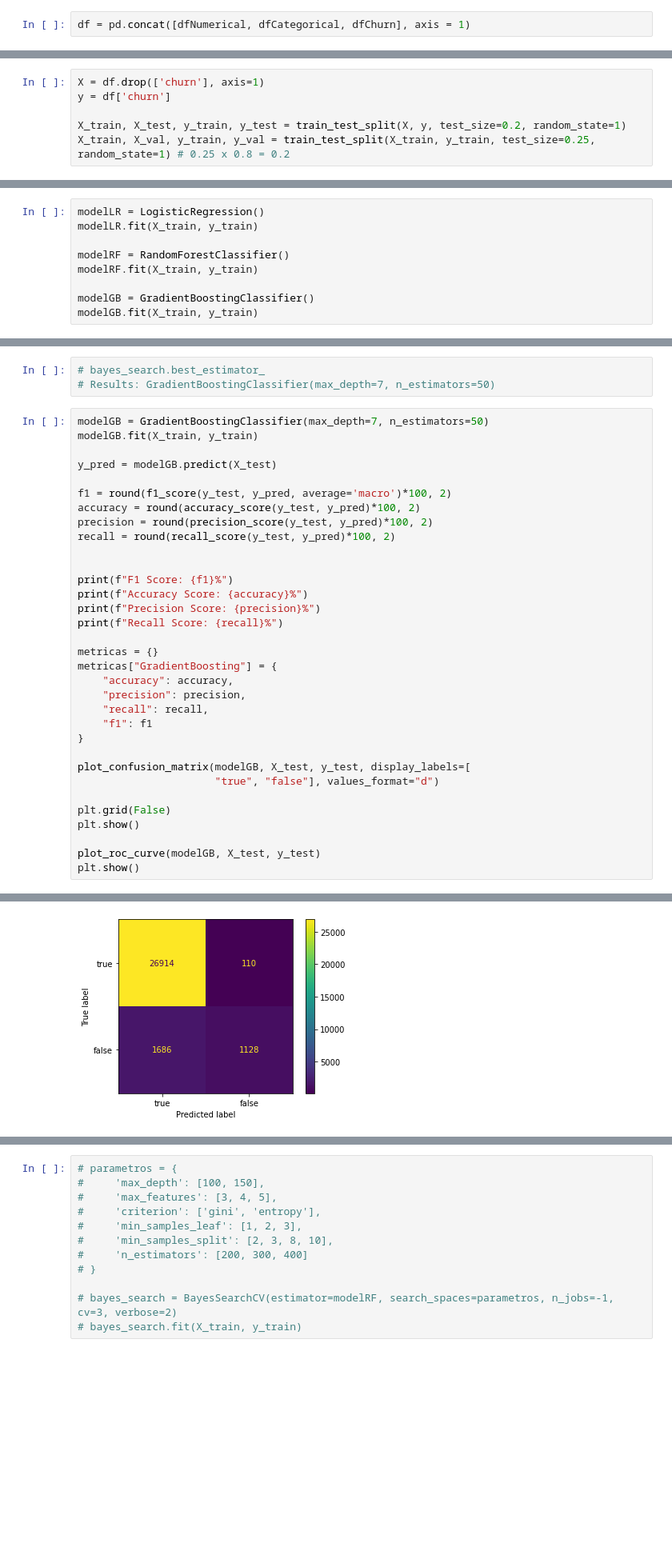
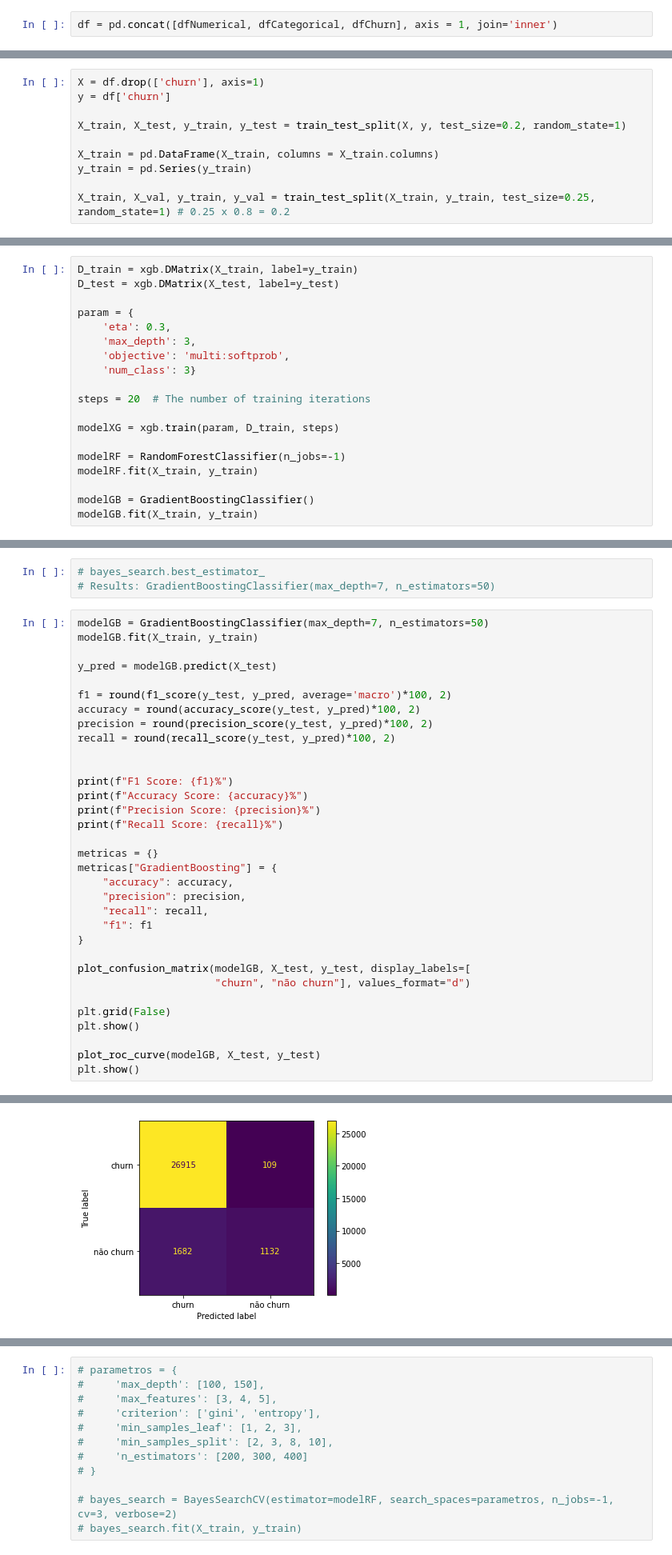
Before and after one commit to felipesilvaibi/predicao_churn, a Jupyter notebook: notebooks/analise_rep_oficial.ipynb, the cells around one changed output, grey strips where cells are left out. Shown at 80% size. Cells and saved outputs as stored; diff of their text form; blank space fills up the shorter version.

```diff
--- a/notebooks/analise_rep_oficial.ipynb
+++ b/notebooks/analise_rep_oficial.ipynb
@@ -906,5 +875,5 @@ dfNumerical.head()
 # %%
-df = pd.concat([dfNumerical, dfCategorical, dfChurn], axis = 1)
+df = pd.concat([dfNumerical, dfCategorical, dfChurn], axis = 1, join='inner')
 # %%
 df.head()
 # %% [output]
@@ -927,15 +892,10 @@ X = df.drop(['churn'], axis=1)
 y = df['churn']
 
 X_train, X_test, y_train, y_test = train_test_split(X, y, test_size=0.2, random_state=1)
+
+X_train = pd.DataFrame(X_train, columns = X_train.columns)
+y_train = pd.Series(y_train)
+
 X_train, X_val, y_train, y_val = train_test_split(X_train, y_train, test_size=0.25, random_state=1) # 0.25 x 0.8 = 0.2
 # %% [markdown]
 #### Execução do modelo
-# %%
-modelLR = LogisticRegression()
-modelLR.fit(X_train, y_train)
-
-modelRF = RandomForestClassifier()
-modelRF.fit(X_train, y_train)
-
-modelGB = GradientBoostingClassifier()
-modelGB.fit(X_train, y_train)
@@ -943,0 +902,19 @@ GradientBoostingClassifier()
+# %%
+D_train = xgb.DMatrix(X_train, label=y_train)
+D_test = xgb.DMatrix(X_test, label=y_test)
+
+param = {
+    'eta': 0.3,
+    'max_depth': 3,
+    'objective': 'multi:softprob',
+    'num_class': 3}
+
+steps = 20  # The number of training iterations
+
+modelXG = xgb.train(param, D_train, steps)
+
+modelRF = RandomForestClassifier(n_jobs=-1)
+modelRF.fit(X_train, y_train)
+
+modelGB = GradientBoostingClassifier()
+modelGB.fit(X_train, y_train)
@@ -1094,7 +1064,7 @@ metricas["GradientBoosting"] = {
 }
 
 plot_confusion_matrix(modelGB, X_test, y_test, display_labels=[
-                      "true", "false"], values_format="d")
+                      "churn", "não churn"], values_format="d")
 
 plt.grid(False)
 plt.show()
@@ -1109,4 +1079,4 @@ Recall Score: 40.09%
-[figure, old version]
+[figure, new version]
 [figure]
 # %%
 # parametros = {
```
Also changed, not shown: parts of 94 cells of this notebook, 1 other file.
